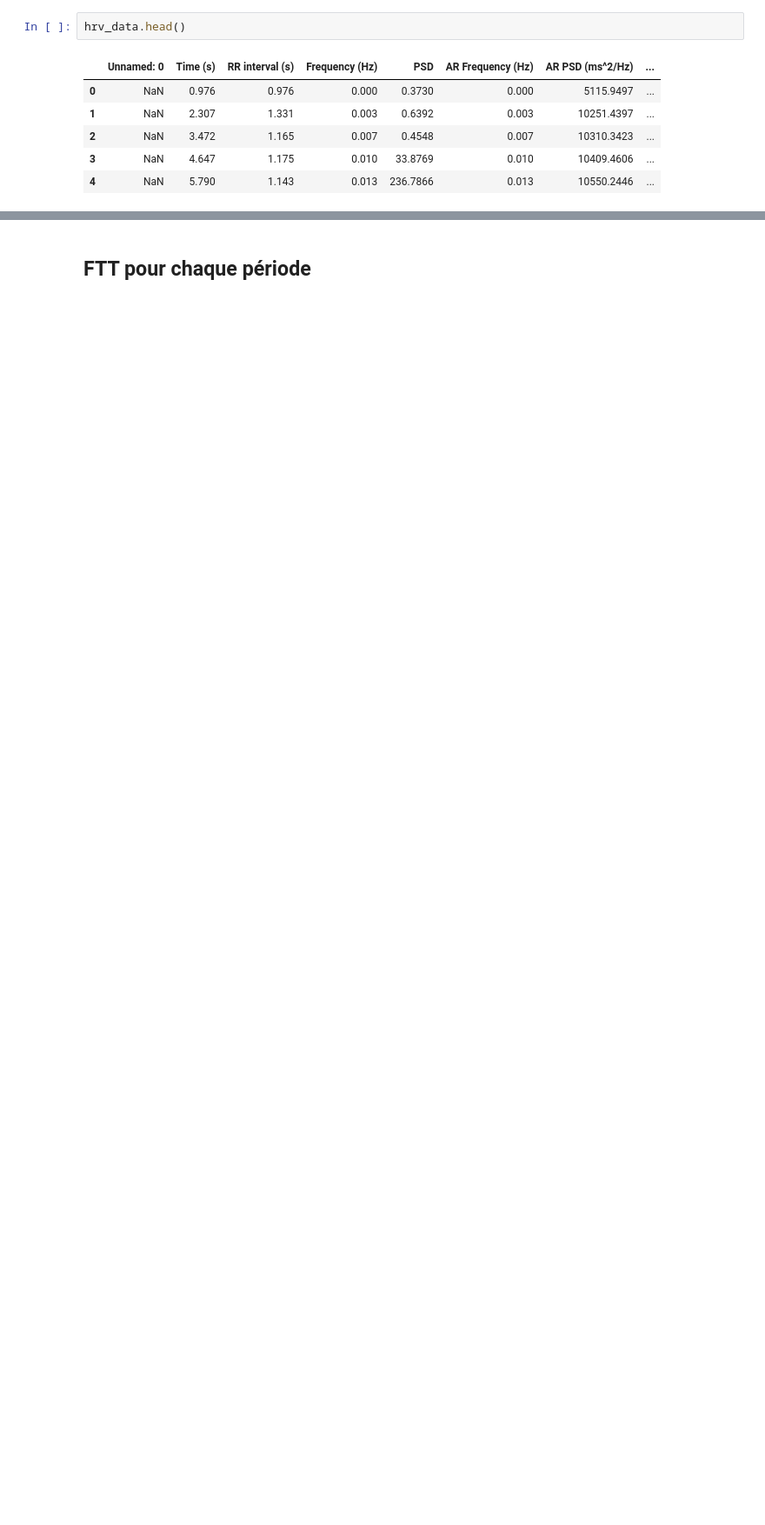
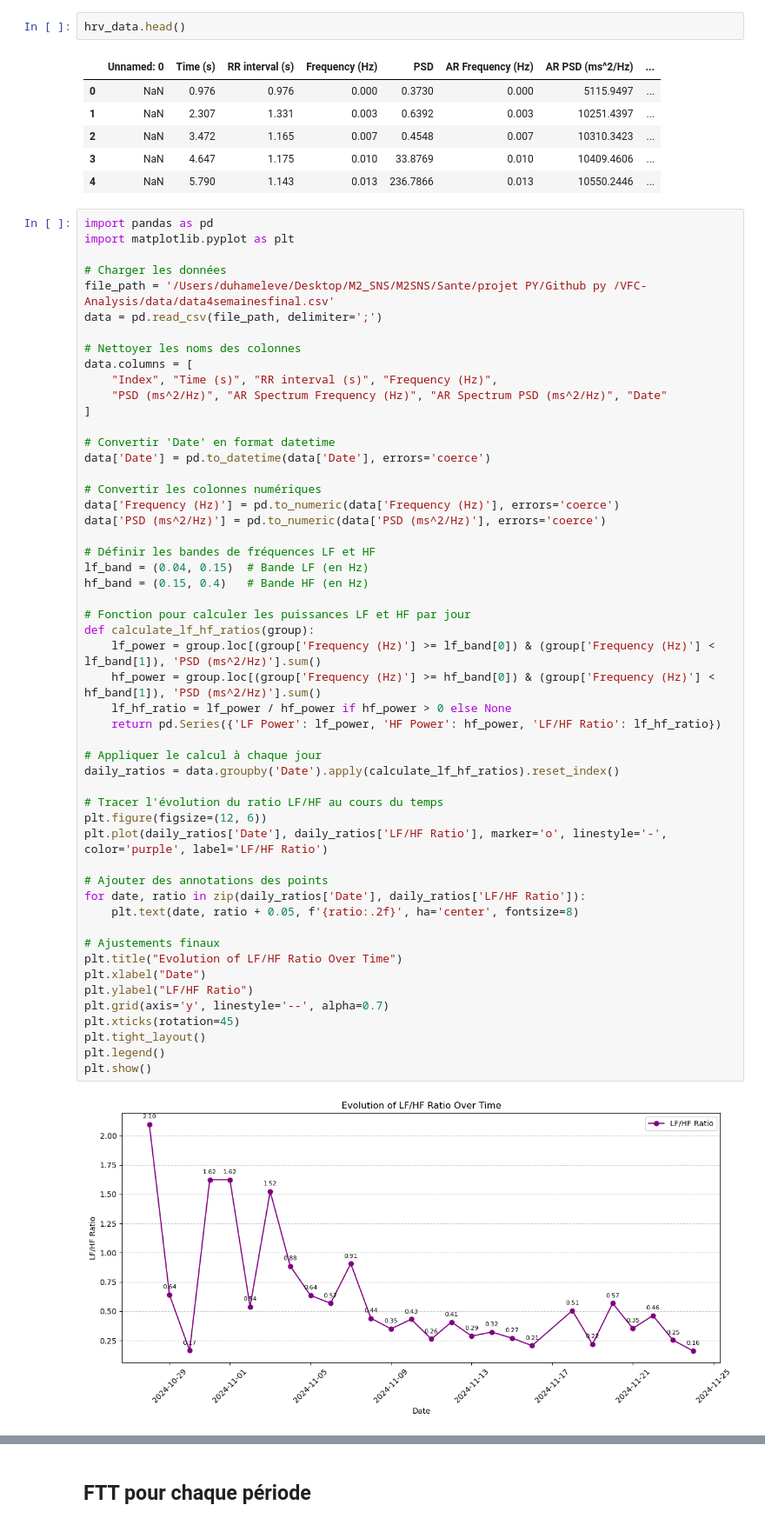
Before and after one commit to leyah-sa/VFC-Analysis, a Jupyter notebook: notebooks/Partie 1/monitoring.ipynb, the cells around one changed output, grey strips where cells are left out. Shown at 87% size. Cells and saved outputs as stored; diff of their text form; blank space fills up the shorter version.

```diff
--- a/notebooks/Partie 1/monitoring.ipynb
+++ b/notebooks/Partie 1/monitoring.ipynb
@@ -393,3 +393,57 @@ hrv_data.head()
 | 2 | NaN | 3.472 | 1.165 | 0.007 | 0.4548 | 0.007 | 10310.3423 | ... |
 | 3 | NaN | 4.647 | 1.175 | 0.010 | 33.8769 | 0.010 | 10409.4606 | ... |
 | 4 | NaN | 5.790 | 1.143 | 0.013 | 236.7866 | 0.013 | 10550.2446 | ... |
+# %%
+import pandas as pd
+import matplotlib.pyplot as plt
+
+# Charger les données
+file_path = '/Users/duhameleve/Desktop/M2_SNS/M2SNS/Sante/projet PY/Github py /VFC-Analysis/data/data4semainesfinal.csv'
+data = pd.read_csv(file_path, delimiter=';')
+
+# Nettoyer les noms des colonnes
+data.columns = [
+    "Index", "Time (s)", "RR interval (s)", "Frequency (Hz)",
+    "PSD (ms^2/Hz)", "AR Spectrum Frequency (Hz)", "AR Spectrum PSD (ms^2/Hz)", "Date"
+]
+
+# Convertir 'Date' en format datetime
+data['Date'] = pd.to_datetime(data['Date'], errors='coerce')
+
+# Convertir les colonnes numériques
+data['Frequency (Hz)'] = pd.to_numeric(data['Frequency (Hz)'], errors='coerce')
+data['PSD (ms^2/Hz)'] = pd.to_numeric(data['PSD (ms^2/Hz)'], errors='coerce')
+
+# Définir les bandes de fréquences LF et HF
+lf_band = (0.04, 0.15)  # Bande LF (en Hz)
+hf_band = (0.15, 0.4)   # Bande HF (en Hz)
+
+# Fonction pour calculer les puissances LF et HF par jour
+def calculate_lf_hf_ratios(group):
+    lf_power = group.loc[(group['Frequency (Hz)'] >= lf_band[0]) & (group['Frequency (Hz)'] < lf_band[1]), 'PSD (ms^2/Hz)'].sum()
+    hf_power = group.loc[(group['Frequency (Hz)'] >= hf_band[0]) & (group['Frequency (Hz)'] < hf_band[1]), 'PSD (ms^2/Hz)'].sum()
+    lf_hf_ratio = lf_power / hf_power if hf_power > 0 else None
+    return pd.Series({'LF Power': lf_power, 'HF Power': hf_power, 'LF/HF Ratio': lf_hf_ratio})
+
+# Appliquer le calcul à chaque jour
+daily_ratios = data.groupby('Date').apply(calculate_lf_hf_ratios).reset_index()
+
+# Tracer l'évolution du ratio LF/HF au cours du temps
+plt.figure(figsize=(12, 6))
+plt.plot(daily_ratios['Date'], daily_ratios['LF/HF Ratio'], marker='o', linestyle='-', color='purple', label='LF/HF Ratio')
+
+# Ajouter des annotations des points
+for date, ratio in zip(daily_ratios['Date'], daily_ratios['LF/HF Ratio']):
+    plt.text(date, ratio + 0.05, f'{ratio:.2f}', ha='center', fontsize=8)
+
+# Ajustements finaux
+plt.title("Evolution of LF/HF Ratio Over Time")
+plt.xlabel("Date")
+plt.ylabel("LF/HF Ratio")
+plt.grid(axis='y', linestyle='--', alpha=0.7)
+plt.xticks(rotation=45)
+plt.tight_layout()
+plt.legend()
+plt.show()
+# %% [output]
+[figure, added]
```
Also changed, not shown: parts of 7 cells of this notebook.
